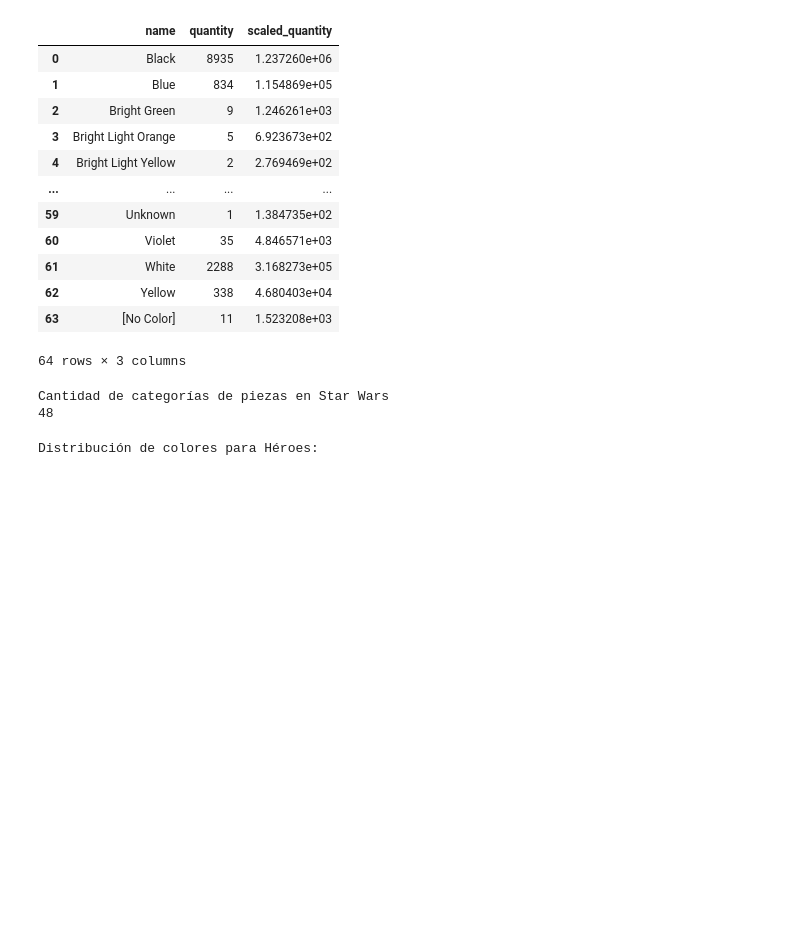
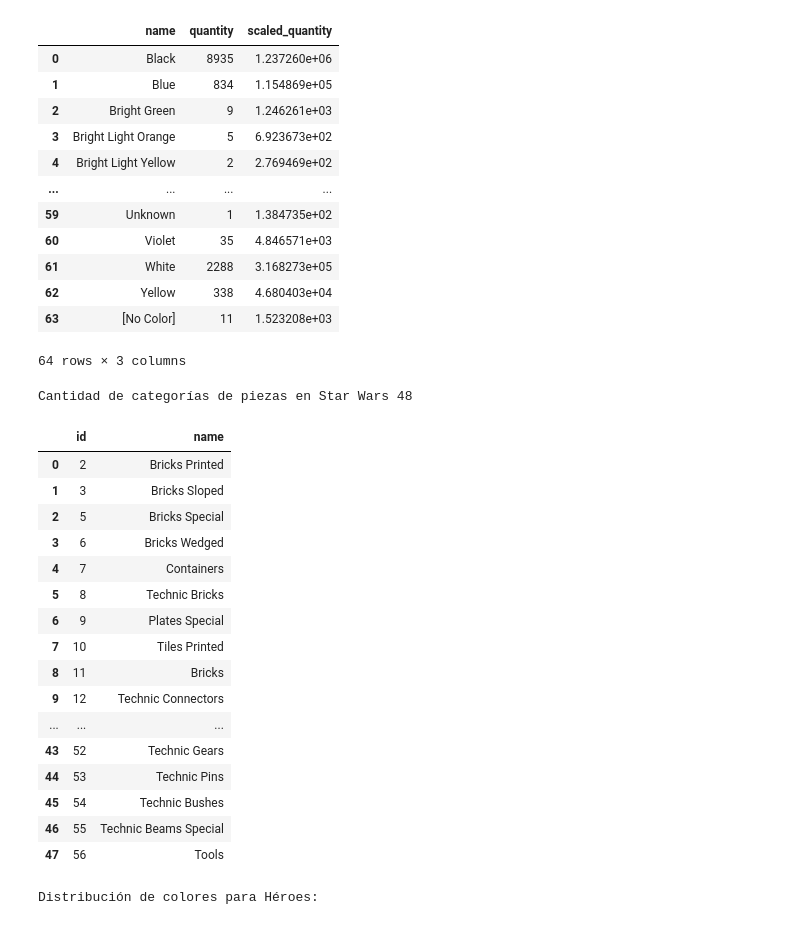
Before and after one commit to sebastianbernalc/Lego_Data, a Jupyter notebook: main.ipynb, the cells around one changed output. Saved outputs shown, nothing was run; the diff lists cells and outputs as text; code cells hidden in the pictures; blank space fills up the shorter version.

```diff
--- a/main.ipynb
+++ b/main.ipynb
@@ -109,8 +109,8 @@ def calculate_color_distribution(theme_name, production_required):
 
 def get_parts_categories_count(total_pieces_theme):
     parts = parts_df[parts_df['part_num'].isin(total_pieces_theme['part_num'])]
-    parts_categories = part_categories_df[part_categories_df['id'].isin(parts['part_cat_id'])]
-    parts_categories = len(parts_categories['name'].unique())
+    parts_categories = part_categories_df[part_categories_df['id'].isin(parts['part_cat_id'])].drop_duplicates()
+    parts_categories.reset_index(drop=True, inplace=True)
 
     return parts_categories
 # Obtener la distribución de colores para cada temática
@@ -135,11 +135,27 @@ Distribución de colores para Star Wars
 64 rows × 3 columns
 # %%
 parts_categories_star_wars = get_parts_categories_count(total_pieces_theme_star_wars)
-print('Cantidad de categorías de piezas en Star Wars')
-print(parts_categories_star_wars)
+print('Cantidad de categorías de piezas en Star Wars', len(parts_categories_star_wars))
+parts_categories_star_wars
 # %% [output]
-Cantidad de categorías de piezas en Star Wars
-48
+Cantidad de categorías de piezas en Star Wars 48
+|  | id | name |
+| 0 | 2 | Bricks Printed |
+| 1 | 3 | Bricks Sloped |
+| 2 | 5 | Bricks Special |
+| 3 | 6 | Bricks Wedged |
+| 4 | 7 | Containers |
+| 5 | 8 | Technic Bricks |
+| 6 | 9 | Plates Special |
+| 7 | 10 | Tiles Printed |
+| 8 | 11 | Bricks |
+| 9 | 12 | Technic Connectors |
+| ... | ... | ... |
+| 43 | 52 | Technic Gears |
+| 44 | 53 | Technic Pins |
+| 45 | 54 | Technic Bushes |
+| 46 | 55 | Technic Beams Special |
+| 47 | 56 | Tools |
 # %%
 heroes_distribution, total_pieces_theme_heroes = calculate_color_distribution('Heroes', production_requirements['Heroes'])
 print("Distribución de colores para Héroes:")
```
Also changed, not shown: parts of 5 cells of this notebook.
